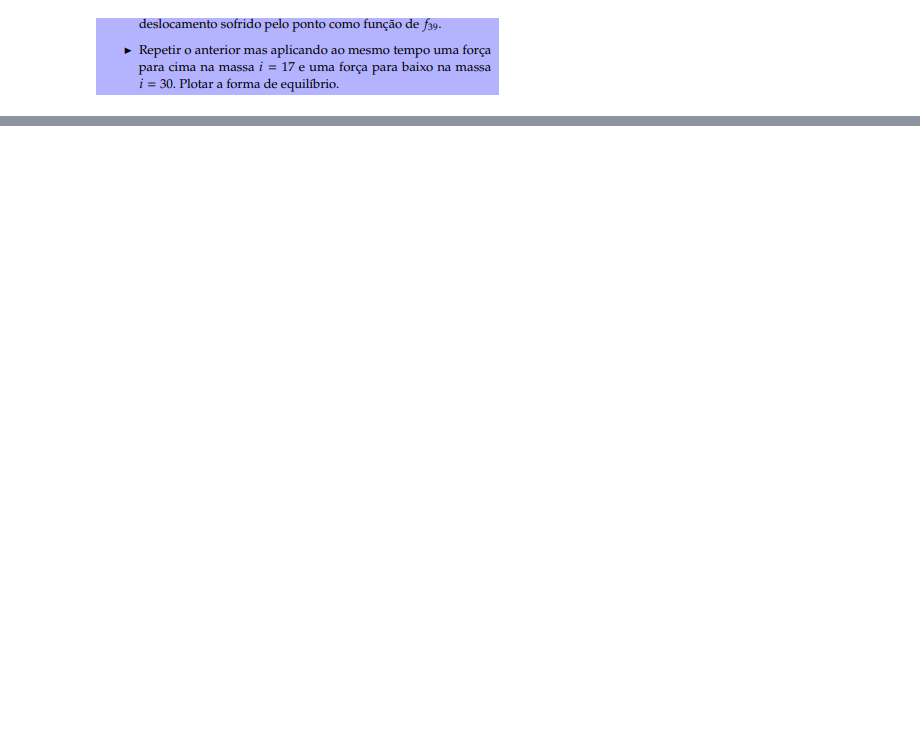
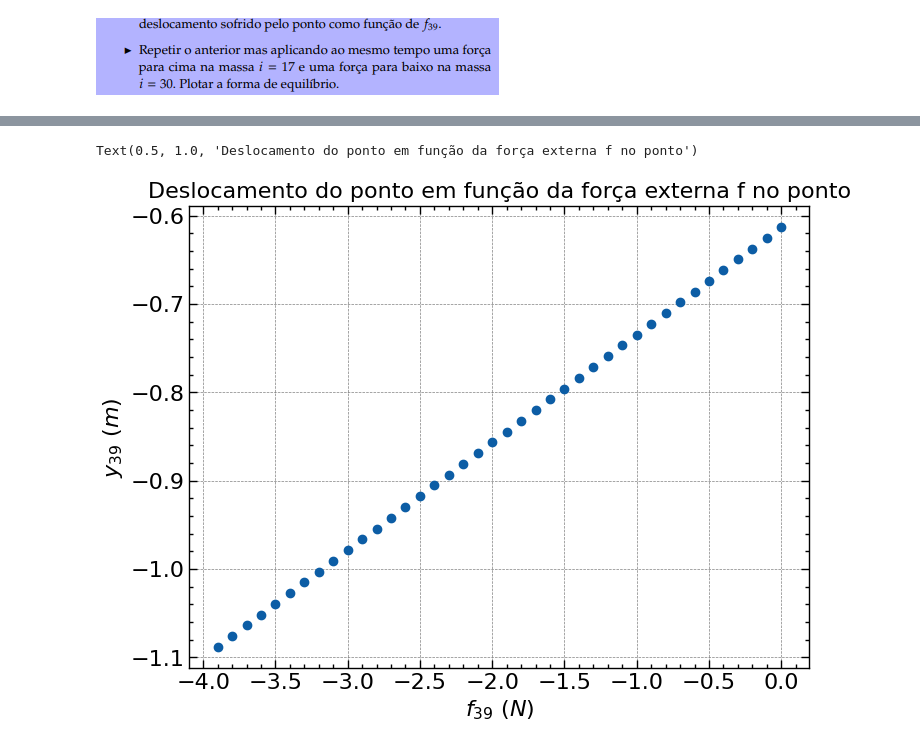
Before and after one commit to matncb/fund-prog, a Jupyter notebook: lista3/corda.ipynb, the cells around one changed output, grey strips where cells are left out. Cells and saved outputs as stored; diff of their text form; code cells hidden in the pictures; blank space fills up the shorter version.

```diff
--- a/lista3/corda.ipynb
+++ b/lista3/corda.ipynb
@@ -90,0 +159,29 @@ plt.plot(Y)
+# %%
+def f_39():
+    #define parâmetros iniciais
+    N= 80
+    L = 1
+    T = 2
+    rho = lambda x: 1
+
+    #define as forças a serem consideradas
+    f = np.zeros(N-1)
+    f39_list = -np.arange(0,4, 0.1)
+    y39_list = [] #y_39 para cada f_39 considerado
+
+    for i in f39_list:
+        f[38] = i
+        X, Y =  main_gauss_seidel(N,L,rho,T, f) #resolve o sistema para cada força
+        y39_list.append(Y[39]) #adiciona na lista de soluções
+
+    return f39_list, y39_list
+# %%
+x_data, y_data = f_39() #executa todas as iterações para encontrar os dados para plot
+# %%
+plt.plot(x_data, y_data, marker = 'o', ls = '') #faz o plot do gráfico pedido
+plt.xlabel("$f_{39} \ (N)$")
+plt.ylabel("$y_{39} \ (m)$")
+plt.title("Deslocamento do ponto em função da força externa f no ponto")
+# %% [output]
+Text(0.5, 1.0, 'Deslocamento do ponto em função da força externa f no ponto')
+[figure, added]
```
Also changed, not shown: parts of 10 cells of this notebook, 25 other files.
